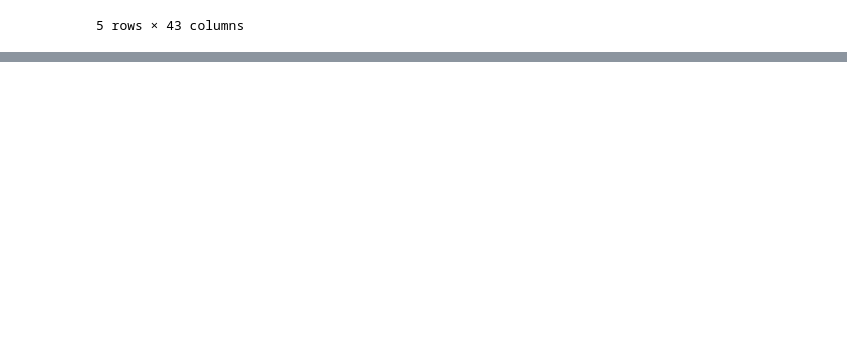
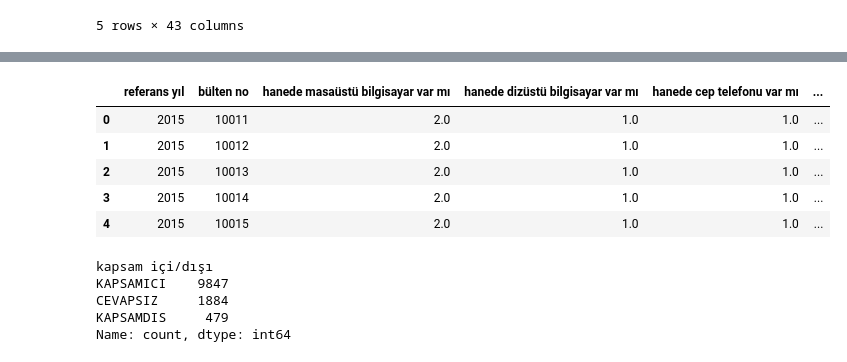
Before and after one commit to dilarasenay/hanehalki-bilisim-teknolojileri-tuik, a Jupyter notebook: 2015yilihane.ipynb, the cells around one changed output, grey strips where cells are left out. Drawn from its saved outputs; the diff is of its cells as text; code cells hidden in the pictures; blank space fills up the shorter version.

```diff
--- a/2015yilihane.ipynb
+++ b/2015yilihane.ipynb
@@ -12,0 +88,19 @@ df.head()
+# %%
+pd.set_option('display.max_columns', None)
+pd.set_option('display.max_colwidth', None)
+df.head()
+# %% [output]
+|  | referans yıl | bülten no | hanede masaüstü bilgisayar var mı | hanede dizüstü bilgisayar var mı | hanede cep telefonu var mı | ... |
+| 0 | 2015 | 10011 | 2.0 | 1.0 | 1.0 | ... |
+| 1 | 2015 | 10012 | 2.0 | 1.0 | 1.0 | ... |
+| 2 | 2015 | 10013 | 2.0 | 1.0 | 1.0 | ... |
+| 3 | 2015 | 10014 | 2.0 | 1.0 | 1.0 | ... |
+| 4 | 2015 | 10015 | 2.0 | 1.0 | 1.0 | ... |
+# %%
+df["kapsam içi/dışı"].value_counts()
+# %% [output]
+kapsam içi/dışı
+KAPSAMICI    9847
+CEVAPSIZ     1884
+KAPSAMDIS     479
+Name: count, dtype: int64
```
Also changed, not shown: parts of 5 cells of this notebook.
